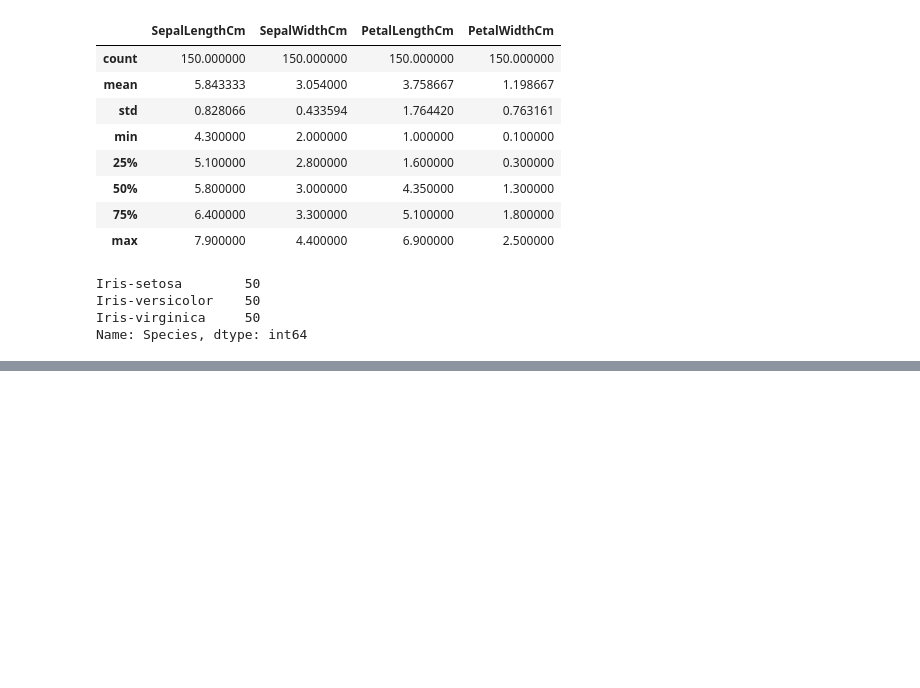
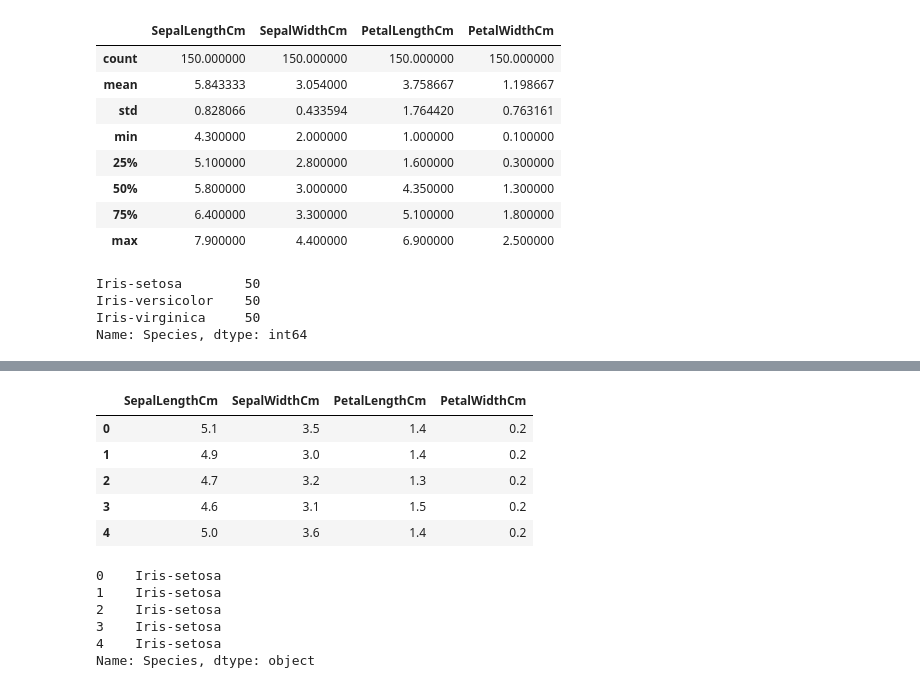
Before and after one commit to sumanthtatipamula/Machine-Learning, a Jupyter notebook: KNN/KNN_IRIS.ipynb, the cells around one changed output, grey strips where cells are left out. Drawn from its saved outputs; the diff is of its cells as text; code cells hidden in the pictures; blank space fills up the shorter version.

```diff
--- a/KNN/KNN_IRIS.ipynb
+++ b/KNN/KNN_IRIS.ipynb
@@ -81,11 +84,25 @@ sns.pairplot(iris_df, diag_kind='kde', hue = 'Size')
 # %%
 # Drop the Species (target label) coloumn
-X = iris_df.drop(['Size'],axis=1) # axis  = 1 means column operation i.e Assign all columns of  iris_df except 'Size', to X
+X = iris_df.drop(['Species'],axis=1) # axis  = 1 means column operation i.e Assign all columns of  iris_df except 'Size', to X
 
 X.head()
+# %% [output]
+|  | SepalLengthCm | SepalWidthCm | PetalLengthCm | PetalWidthCm |
+| 0 | 5.1 | 3.5 | 1.4 | 0.2 |
+| 1 | 4.9 | 3.0 | 1.4 | 0.2 |
+| 2 | 4.7 | 3.2 | 1.3 | 0.2 |
+| 3 | 4.6 | 3.1 | 1.5 | 0.2 |
+| 4 | 5.0 | 3.6 | 1.4 | 0.2 |
 # %%
-y = iris_df['Size']
+y = iris_df['Species']
 y.head()
+# %% [output]
+0    Iris-setosa
+1    Iris-setosa
+2    Iris-setosa
+3    Iris-setosa
+4    Iris-setosa
+Name: Species, dtype: object
 # %%
 # Import train_test_split from scikit library
 from sklearn.model_selection import train_test_split
```
Also changed, not shown: parts of 9 cells of this notebook.
